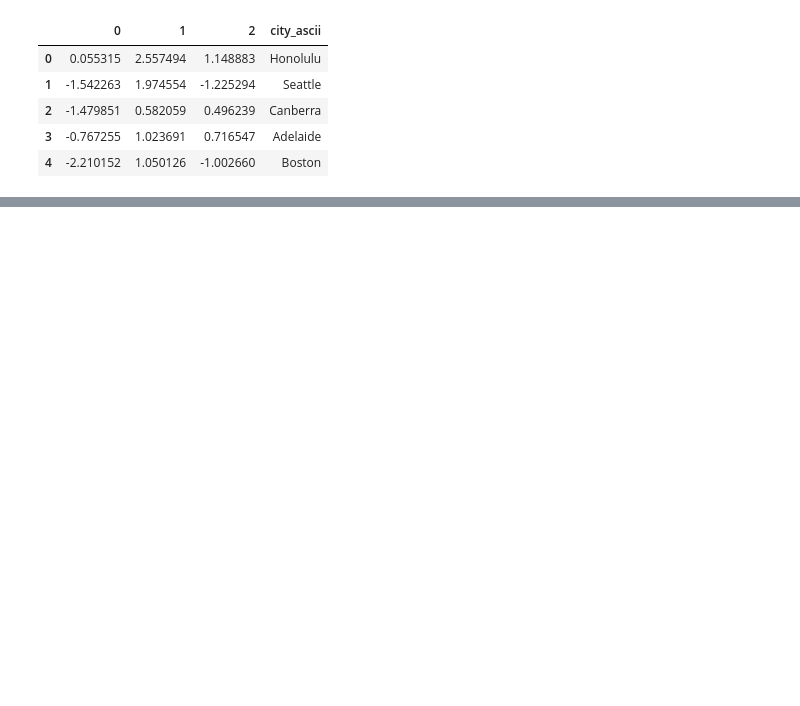
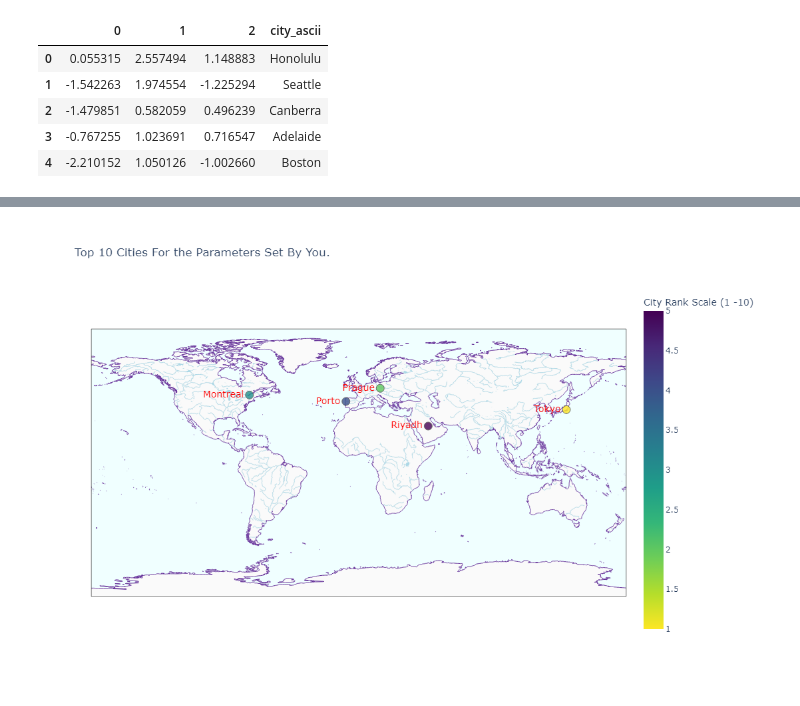
Before and after one commit to kayoooon1/city-recsys, a Jupyter notebook: Modelling/model-third-draft-euclidean-PCA.ipynb, the cells around one changed output, grey strips where cells are left out. Cells and saved outputs as stored; diff of their text form; code cells hidden in the pictures; blank space fills up the shorter version.

```diff
--- a/Modelling/model-third-draft-euclidean-PCA.ipynb
+++ b/Modelling/model-third-draft-euclidean-PCA.ipynb
@@ -478,0 +624,8 @@ fig.show()
+# %%
+df_distances['city_ascii'] = df_distances.index
+finding_home_top_df = final_df.merge(df_distances, left_on='city_ascii', right_on='city_ascii', how='inner')
+finding_home_top_df = finding_home_top_df.sort_values(by='Distance')
+rnk = [i for i in range(1,finding_home_top_df.shape[0] + 1)]
+finding_home_top_df['Rank'] = rnk
+finding_home_top_df = finding_home_top_df.head(5)
+finding_home_top_df.head()
@@ -478,0 +639,59 @@ fig.show()
+# %%
+import plotly.graph_objects as go
+import plotly.io as py  # Import the required module
+
+fig = go.Figure(data=go.Scattergeo(
+    lon = finding_home_top_df['lng'],
+    lat = finding_home_top_df['lat'],
+    # Add the index to the text
+    text = finding_home_top_df['city_ascii'],
+    mode = 'markers+text',  # Add 'text' to the mode
+    textposition = 'middle left',  # Position the text
+    textfont=dict(color='red', size=14),  # Change the text color to red and make it bolder
+    marker = dict(
+        size = 12,
+        opacity = 0.8,
+        reversescale = True,
+        autocolorscale = False,
+        symbol = 'circle',
+        line = dict(
+            width=1,
+            color='rgba(102, 102, 102)'
+        ),
+        color = finding_home_top_df['Rank'],  # Use 'city_id' for color
+        colorscale = 'Viridis',  # Use a predefined colorscale
+        colorbar_title="City Rank Scale (1 -10)"
+    )
+))
+
+# Update geos
+fig.update_geos(
+    resolution=50,
+    showcoastlines=True, coastlinecolor="RebeccaPurple",
+    showland=True, landcolor="Brown",
+    showocean=True, oceancolor="Azure",
+    showlakes=True, lakecolor="LightBlue",
+    showrivers=True, rivercolor="LightBlue"
+)
+
+fig.update_layout(
+    title_text = 'Top 10 Cities For the Parameters Set By You.',
+    geo = dict(
+        scope='world',
+        projection_type='equirectangular',
+        showland = True,
+        landcolor = "rgb(250, 250, 250)",
+        countrycolor = "rgb(200, 200, 200)",
+    ),
+    autosize=False,
+    width=950,  # Adjust the width
+    height=700,  # Adjust the height
+    uirevision='constant'
+)
+
+fig.show()
+
+# Save the figure as a PDF
+py.write_image(fig, 'figure.pdf')
+# %% [output]
+[figure, added]
```
Also changed, not shown: parts of 15 cells of this notebook, 16 other files.
